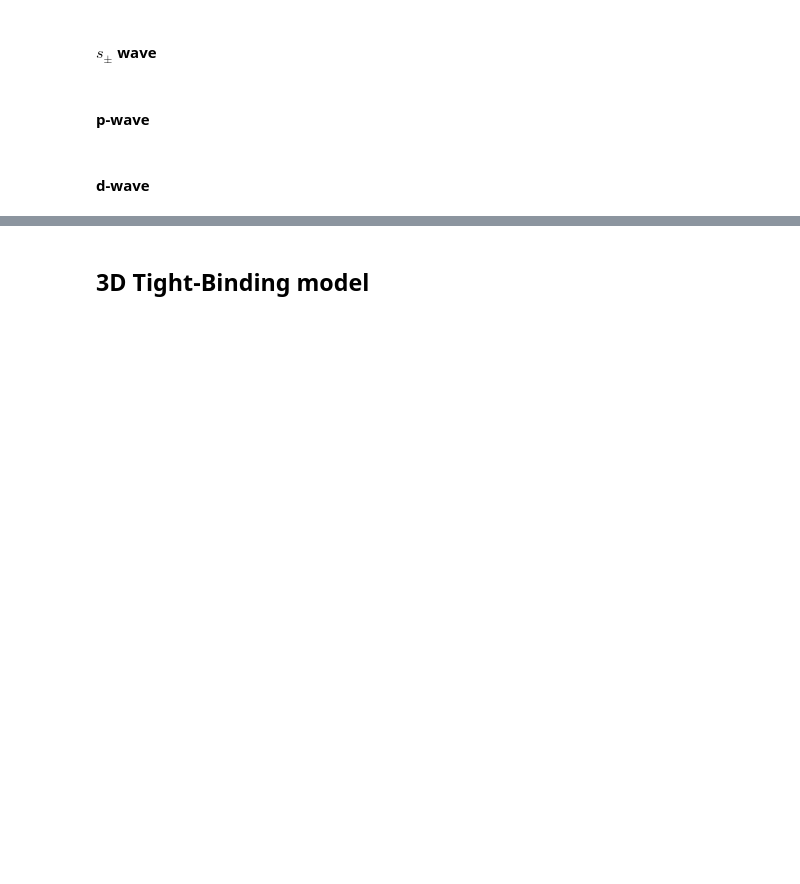
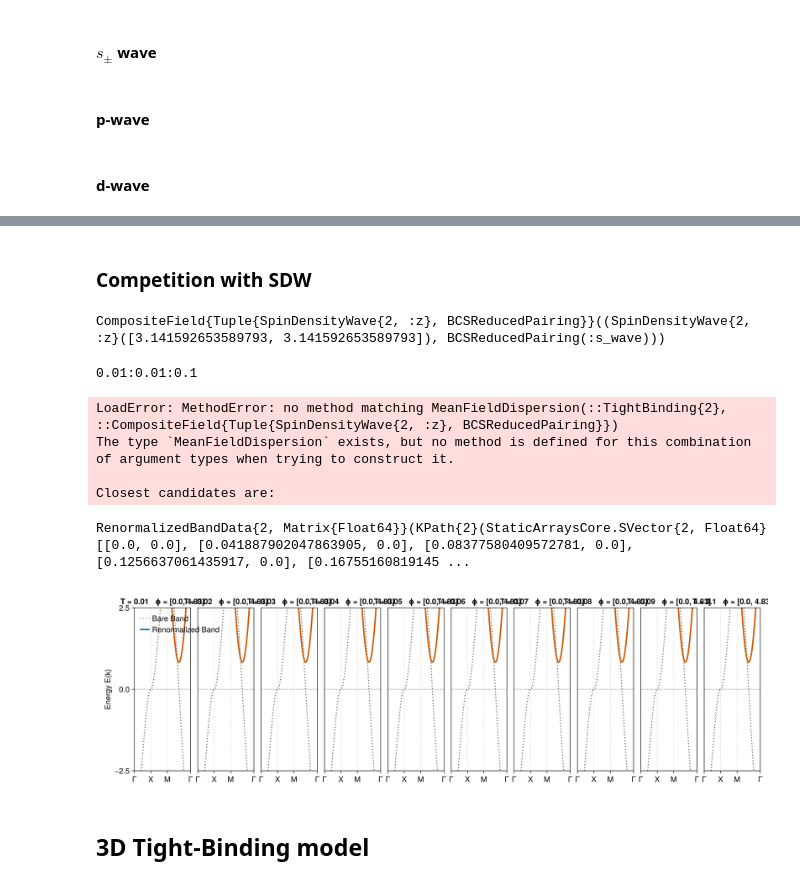
Before and after one commit to ymzhang0/Eliashberg, a Jupyter notebook: examples/BCS.ipynb, the cells around one changed output, grey strips where cells are left out. Saved outputs shown, nothing was run; the diff lists cells and outputs as text; code cells hidden in the pictures; blank space fills up the shorter version.

```diff
--- a/examples/BCS.ipynb
+++ b/examples/BCS.ipynb
@@ -158,3 +179,47 @@ plot(band_data)
+# %% [markdown]
+### Competition with SDW
+# %%
+tb_spinor = SpinorDispersion(tb)
+interaction_U = ConstantInteraction(2.5) # 这里可以换成你更复杂的库仑/吸引相互作用
+
+# 2. 定义你想让它们竞争的两个场 (这里强烈建议先 SDW，后 BCS)
+sdw_field = SpinDensityWave((π, π), :z)
+
+# 3. 🌟 终极合体：构造 CompositeField
+coex_field = CompositeField(sdw_field, sc_field)
+# %% [output]
+CompositeField{Tuple{SpinDensityWave{2, :z}, BCSReducedPairing}}((SpinDensityWave{2, :z}([3.141592653589793, 3.141592653589793]), BCSReducedPairing(:s_wave)))
+# %%
+Ts = range(0.01, 0.1, length=10)
+# %% [output]
+0.01:0.01:0.1
+# %%
+k_node = (π/2, π/2)
+coex_model = MeanFieldDispersion(tb, coex_field)
+H_node = ε(k_node, coex_model)
+# %% [output]
+LoadError: MethodError: no method matching MeanFieldDispersion(::TightBinding{2}, ::CompositeField{Tuple{SpinDensityWave{2, :z}, BCSReducedPairing}})
+The type `MeanFieldDispersion` exists, but no method is defined for this combination of argument types when trying to construct it.
+
+Closest candidates are:
+# %%
+guesses = [0.3, 0.1]
+
+band_data = compute_renormalized_band_data(
+    Ts,
+    coex_field,     # 传入复合场
+    tb_spinor,
+    interaction_U,
+    kgrid,
+    path;
+    phi_guess=guesses # 传入向量初猜
+)
+# %% [output]
+RenormalizedBandData{2, Matrix{Float64}}(KPath{2}(StaticArraysCore.SVector{2, Float64}[[0.0, 0.0], [0.041887902047863905, 0.0], [0.08377580409572781, 0.0], [0.1256637061435917, 0.0], [0.16755160819145 ...
+# %%
+plot(band_data)
+# %% [output]
+[figure, added]
 # %% [markdown]
 ## 3D Tight-Binding model
 # %%
```
Also changed, not shown: parts of 10 cells of this notebook, 45 other files.
